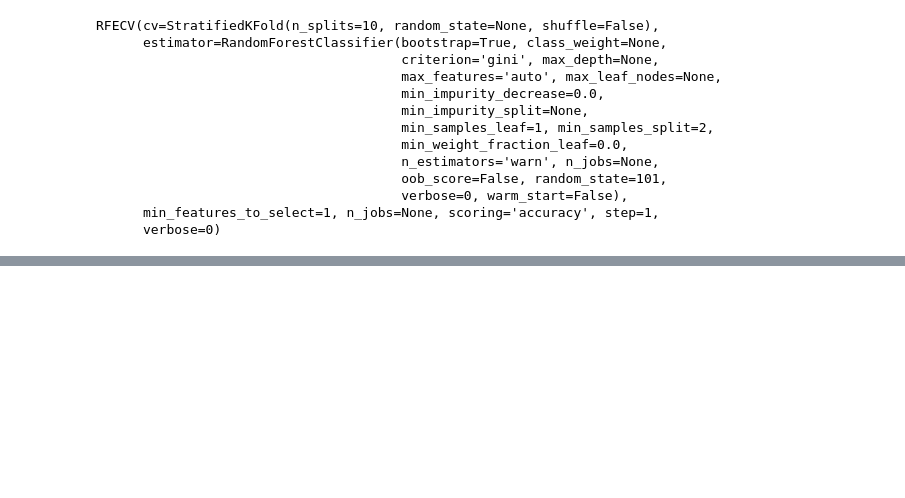
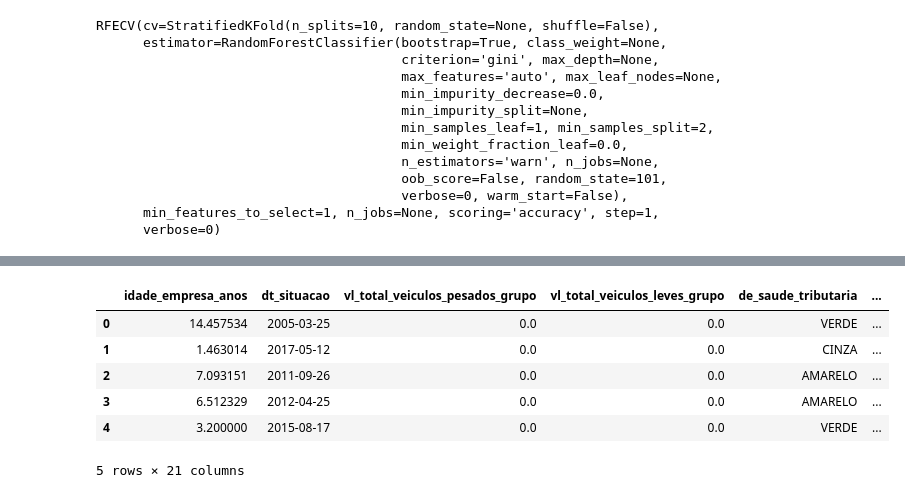
Before and after one commit to codenation-dev/squad-2-ad-data-science-banco-inter-1, a Jupyter notebook: notebooks/analise_db.ipynb, the cells around one changed output, grey strips where cells are left out. Saved outputs shown, nothing was run; the diff lists cells and outputs as text; code cells hidden in the pictures; blank space fills up the shorter version.

```diff
--- a/notebooks/analise_db.ipynb
+++ b/notebooks/analise_db.ipynb
@@ -673,0 +658,3 @@ Text(0.5, 0, 'Importance')
+# %%
+columns_chosen = important_columns
+columns_chosen
@@ -673,0 +670,11 @@ Text(0.5, 0, 'Importance')
+# %%
+mkt_important = mkt[columns_chosen]
+mkt_important.head()
+# %% [output]
+|  | idade_empresa_anos | dt_situacao | vl_total_veiculos_pesados_grupo | vl_total_veiculos_leves_grupo | de_saude_tributaria | ... |
+| 0 | 14.457534 | 2005-03-25 | 0.0 | 0.0 | VERDE | ... |
+| 1 | 1.463014 | 2017-05-12 | 0.0 | 0.0 | CINZA | ... |
+| 2 | 7.093151 | 2011-09-26 | 0.0 | 0.0 | AMARELO | ... |
+| 3 | 6.512329 | 2012-04-25 | 0.0 | 0.0 | AMARELO | ... |
+| 4 | 3.200000 | 2015-08-17 | 0.0 | 0.0 | VERDE | ... |
+5 rows × 21 columns
```
Also changed, not shown: parts of 14 cells of this notebook, 3 other files.
